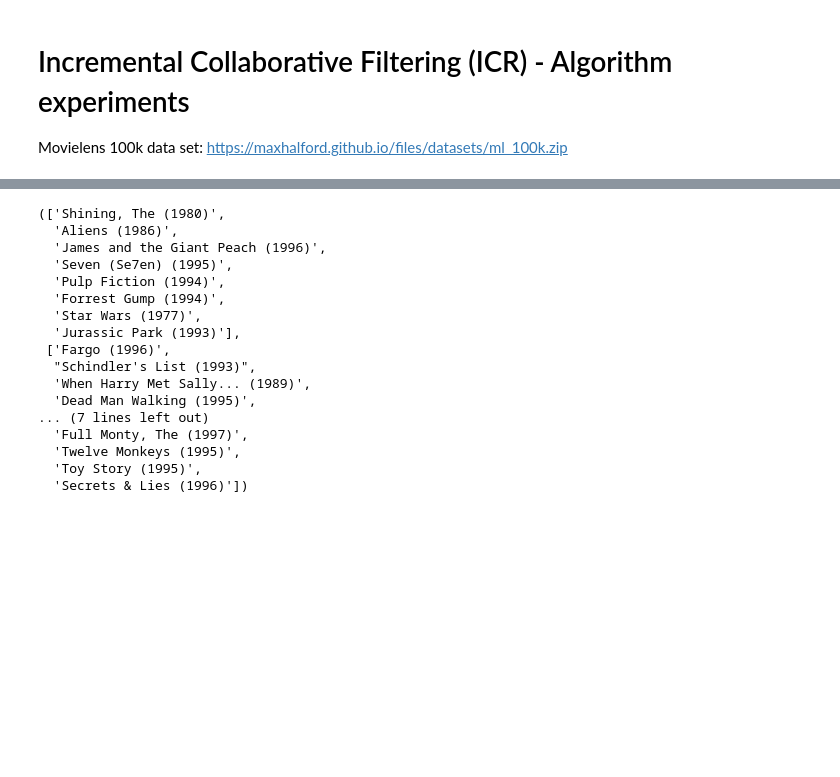
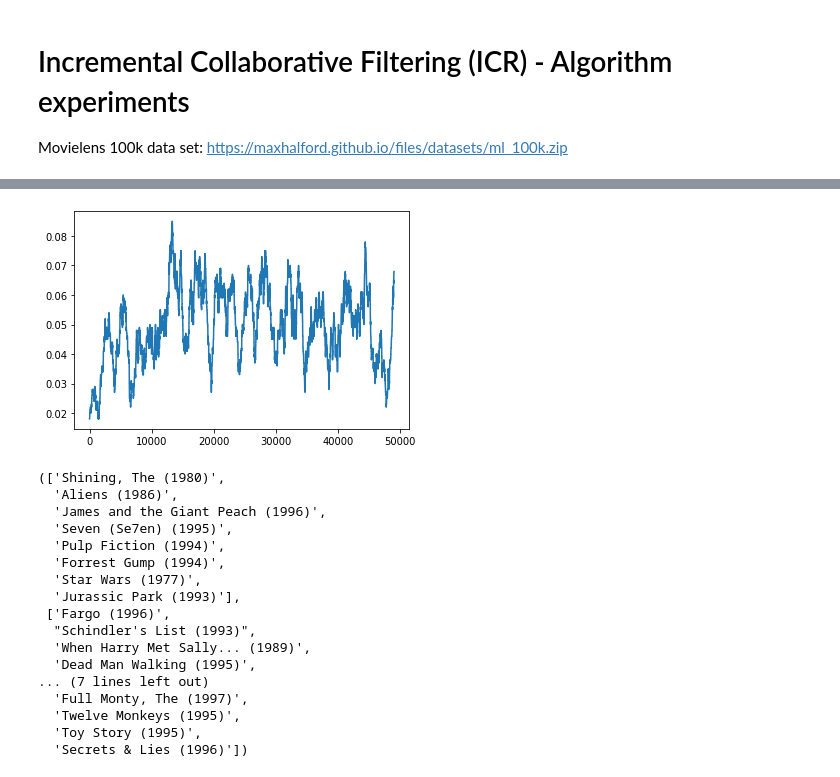
Before and after one commit to Key0412/Incremental-Collaborative-Filtering-DSM-project-1, a Jupyter notebook: experiments.ipynb, the cells around one changed output, grey strips where cells are left out. Drawn from its saved outputs; the diff is of its cells as text; code cells hidden in the pictures; blank space fills up the shorter version.

```diff
--- a/experiments.ipynb
+++ b/experiments.ipynb
@@ -221,3 +244,7 @@ for user, item, rating in stream(filepath='ml_100k.csv', delimiter='\t', max_cas
+# %%
+plt.plot(range(len(mov_avg_hr)), mov_avg_hr);
+# %% [output]
+[figure, added]
 # %%
 user = 'Klismam'
 my_ratings = [
```
Also changed, not shown: parts of 7 cells of this notebook.
